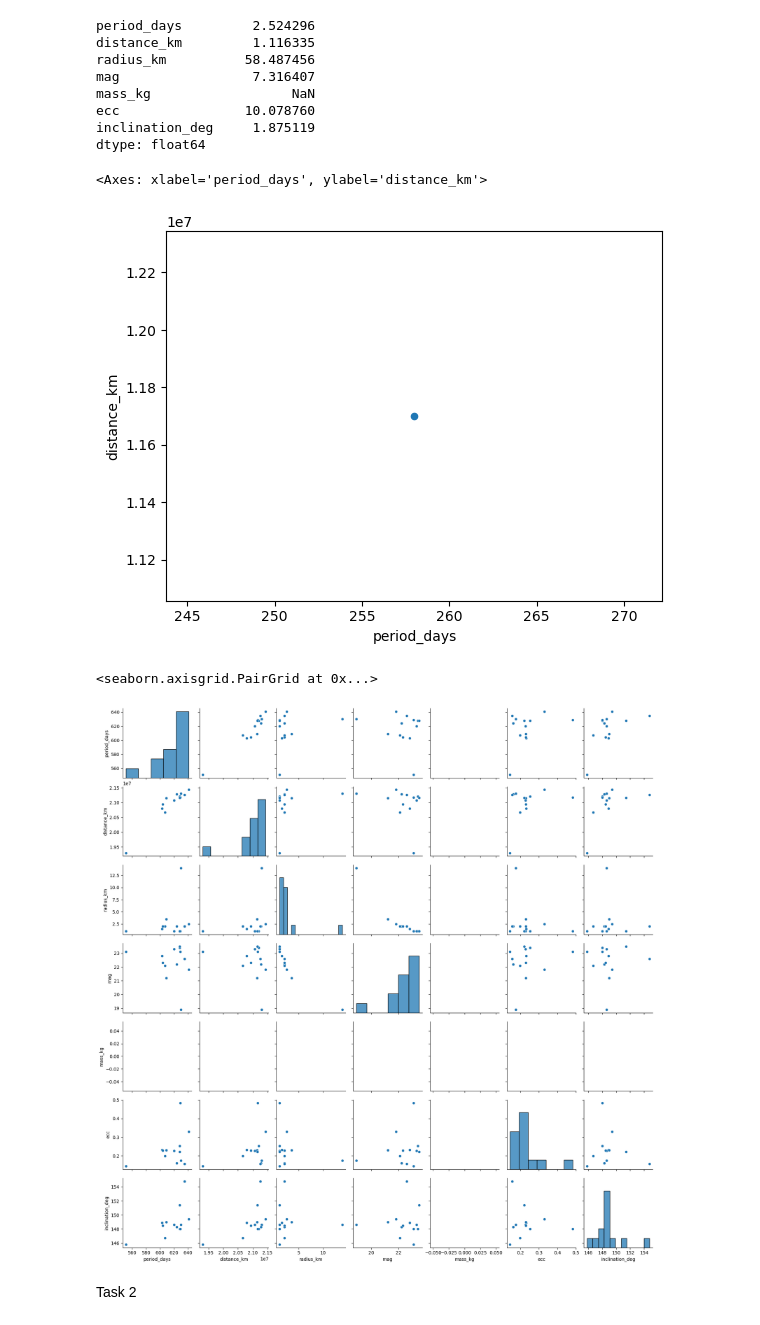
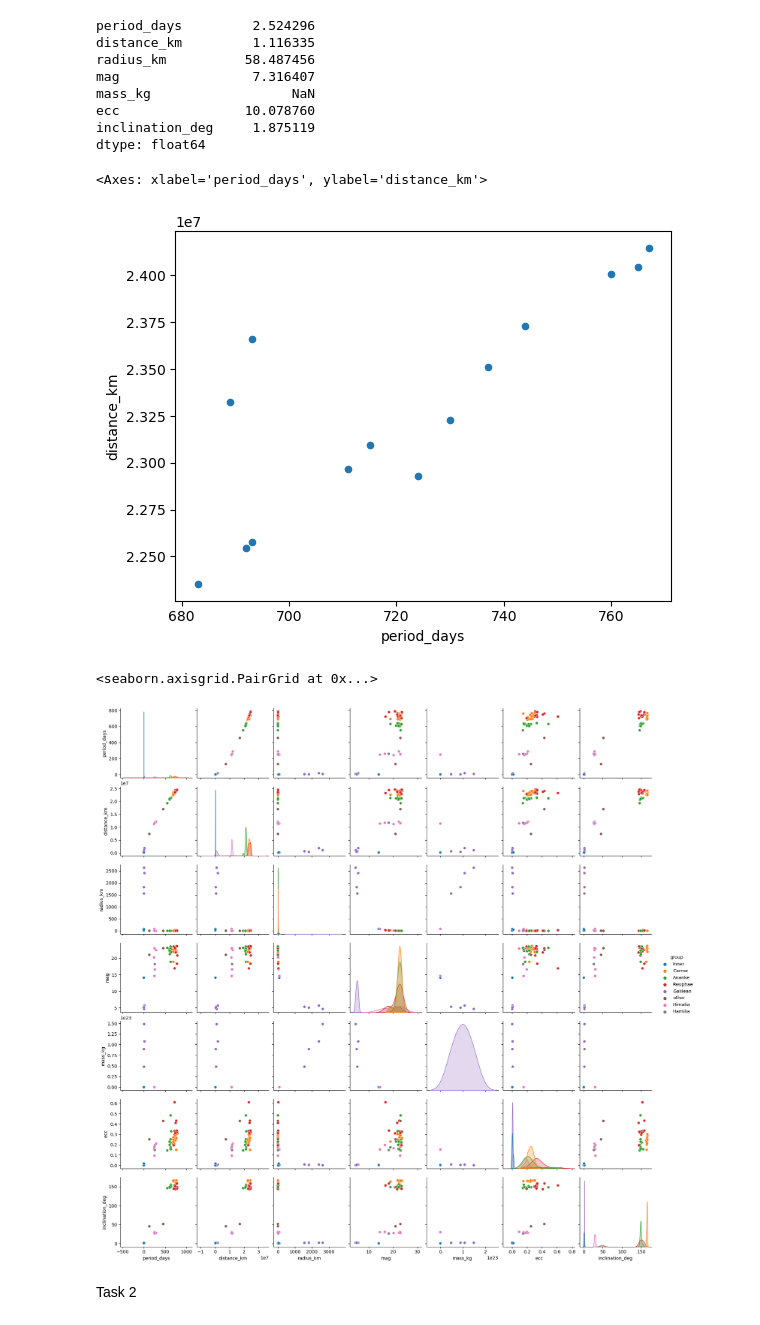
Before and after one commit to isaacrichards/assessment_1, a Jupyter notebook: moons_notebook.ipynb, the cells around one changed output. Cells and saved outputs as stored; diff of their text form; code cells hidden in the pictures.

```diff
--- a/moons_notebook.ipynb
+++ b/moons_notebook.ipynb
@@ -113,20 +119,18 @@ ecc                10.078760
 inclination_deg     1.875119
 dtype: float64
 # %%
-test.grouped_data[3].plot.scatter("period_days", "distance_km")
+test.grouped_data[1].plot.scatter("period_days", "distance_km")
 #test.grouped_data[2]
 # %% [output]
 <Axes: xlabel='period_days', ylabel='distance_km'>
-[figure, old version]
+[figure, new version]
 # %%
 import seaborn as sns
 
-
-
-sns.pairplot(test.grouped_data[0])
+sns.pairplot(test.data, hue = 'group')
 # %% [output]
 <seaborn.axisgrid.PairGrid at 0x...>
-[figure, old version]
+[figure, new version]
 # %% [markdown]
 Task 2
 # %% [markdown]
```
Also changed, not shown: parts of 5 cells of this notebook, 1 other file.
